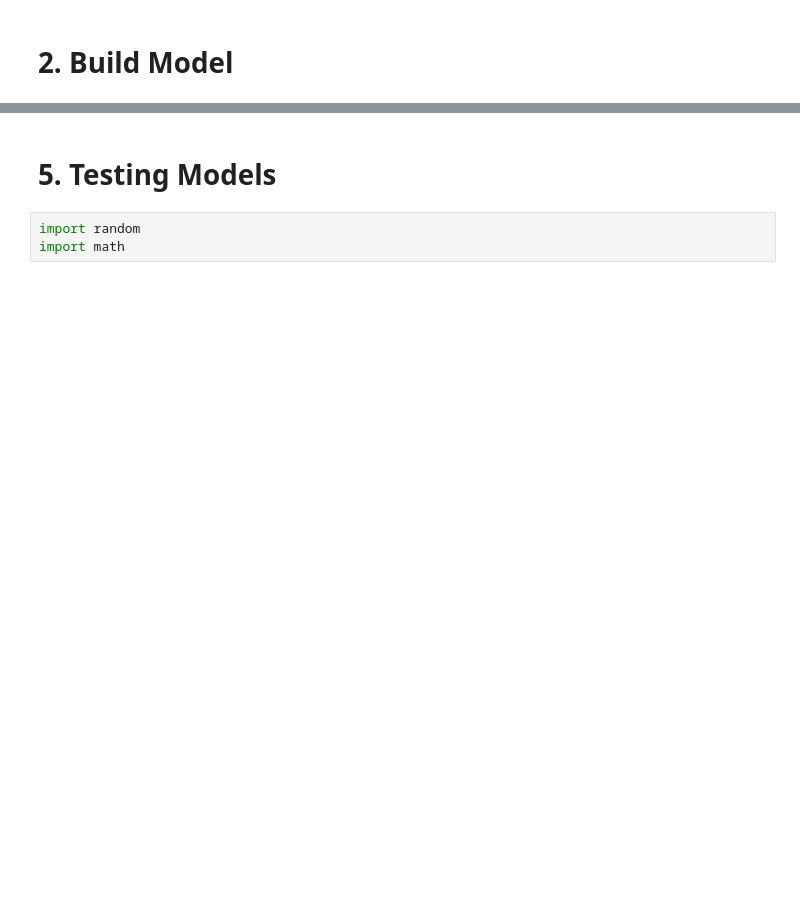
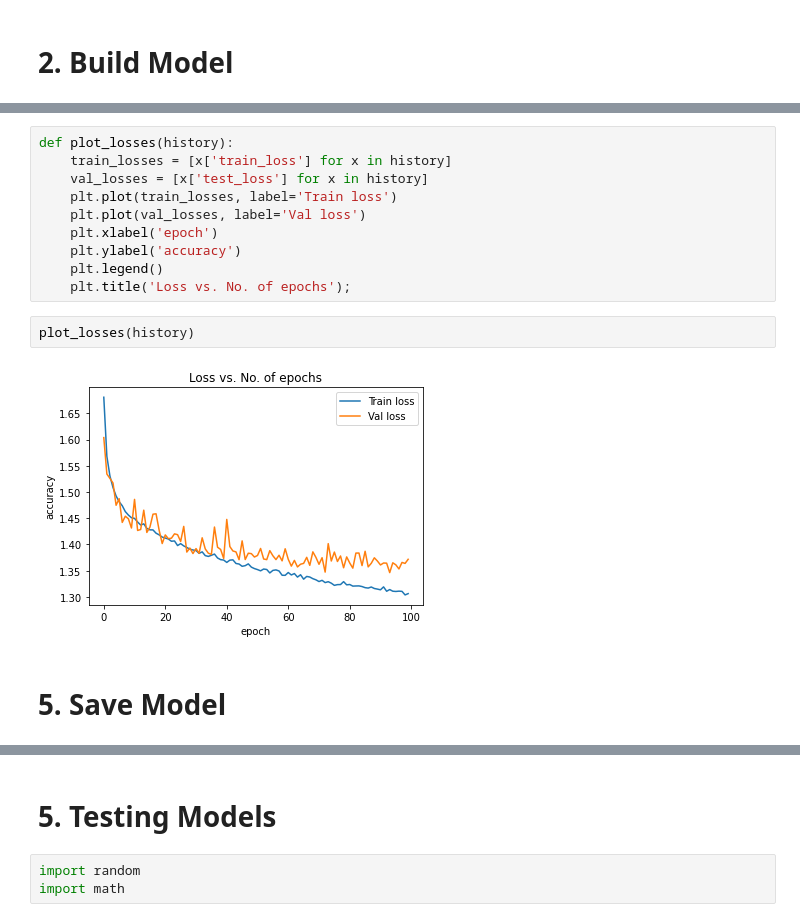
Before and after one commit to rachung2510/FYP70_SocialRobot, a Jupyter notebook: EmotionRecognition/training/model_torch_FCNN.ipynb, the cells around one changed output, grey strips where cells are left out. Drawn from its saved outputs; the diff is of its cells as text; blank space fills up the shorter version.

```diff
--- a/EmotionRecognition/training/model_torch_FCNN.ipynb
+++ b/EmotionRecognition/training/model_torch_FCNN.ipynb
@@ -421,0 +227,16 @@ torch.save(dd[128].model, './trained_models/FCNN_model.pt')
+# %%
+def plot_losses(history):
+    train_losses = [x['train_loss'] for x in history]
+    val_losses = [x['test_loss'] for x in history]
+    plt.plot(train_losses, label='Train loss')
+    plt.plot(val_losses, label='Val loss')
+    plt.xlabel('epoch')
+    plt.ylabel('accuracy')
+    plt.legend()
+    plt.title('Loss vs. No. of epochs');
+# %%
+plot_losses(history)
+# %% [output]
+[figure, added]
+# %% [markdown]
+# 5. Save Model
```
Also changed, not shown: parts of 63 cells of this notebook.
